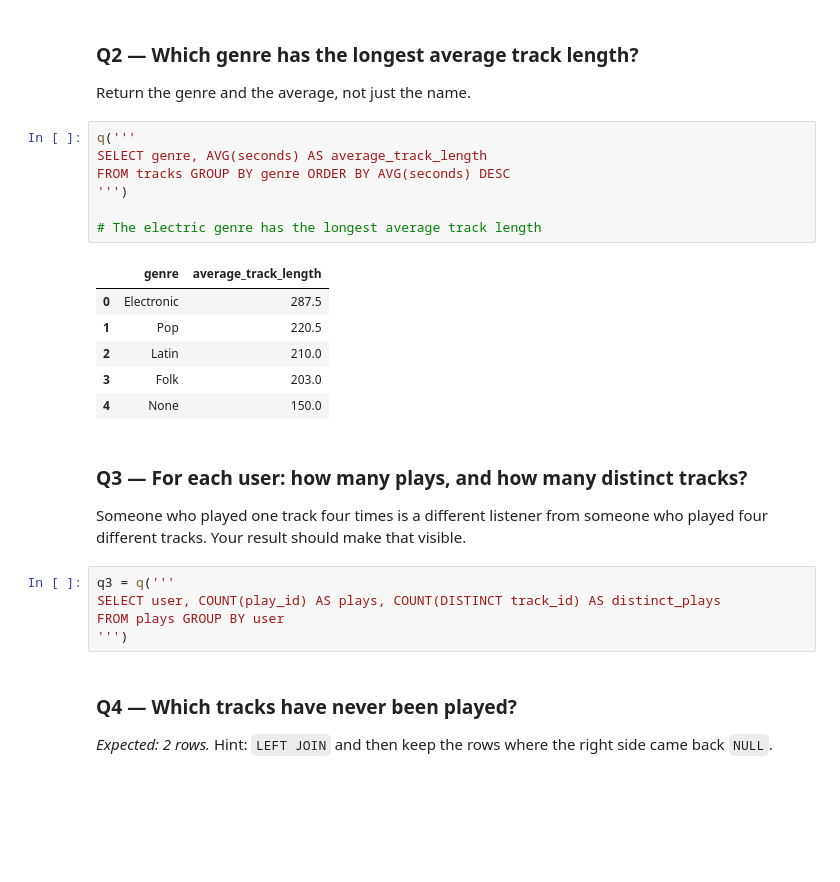
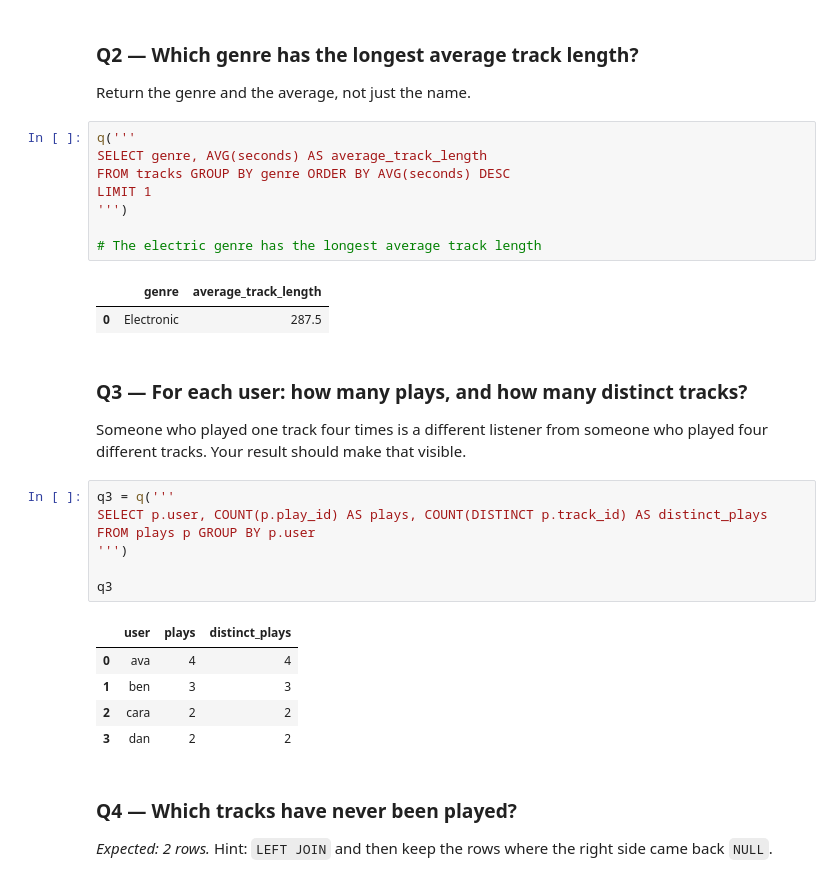
Before and after one commit to ekee7/ds2002-fa26, a Jupyter notebook: notebooks/02-sql-databases/2026-09-11 — SQL Challenge Set — Lab.ipynb, the cells around one changed output. Cells and saved outputs as stored; diff of their text form; blank space fills up the shorter version.

```diff
--- a/notebooks/02-sql-databases/2026-09-11 — SQL Challenge Set — Lab.ipynb
+++ b/notebooks/02-sql-databases/2026-09-11 — SQL Challenge Set — Lab.ipynb
@@ -58,26 +71,31 @@ Return the genre and the average, not just the name.
 # %%
 q('''
 SELECT genre, AVG(seconds) AS average_track_length
 FROM tracks GROUP BY genre ORDER BY AVG(seconds) DESC
+LIMIT 1
 ''')
 
 # The electric genre has the longest average track length
 # %% [output]
 |  | genre | average_track_length |
 | 0 | Electronic | 287.5 |
-| 1 | Pop | 220.5 |
-| 2 | Latin | 210.0 |
-| 3 | Folk | 203.0 |
-| 4 | None | 150.0 |
 # %% [markdown]
 ### Q3 — For each user: how many plays, and how many distinct tracks?
 
 Someone who played one track four times is a different listener from someone who played four different tracks. Your result should make that visible.
 # %%
 q3 = q('''
-SELECT user, COUNT(play_id) AS plays, COUNT(DISTINCT track_id) AS distinct_plays
-FROM plays GROUP BY user
+SELECT p.user, COUNT(p.play_id) AS plays, COUNT(DISTINCT p.track_id) AS distinct_plays
+FROM plays p GROUP BY p.user
 ''')
+
+q3
+# %% [output]
+|  | user | plays | distinct_plays |
+| 0 | ava | 4 | 4 |
+| 1 | ben | 3 | 3 |
+| 2 | cara | 2 | 2 |
+| 3 | dan | 2 | 2 |
 # %% [markdown]
 ### Q4 — Which tracks have never been played?
 
```
Also changed, not shown: parts of 4 cells of this notebook.
